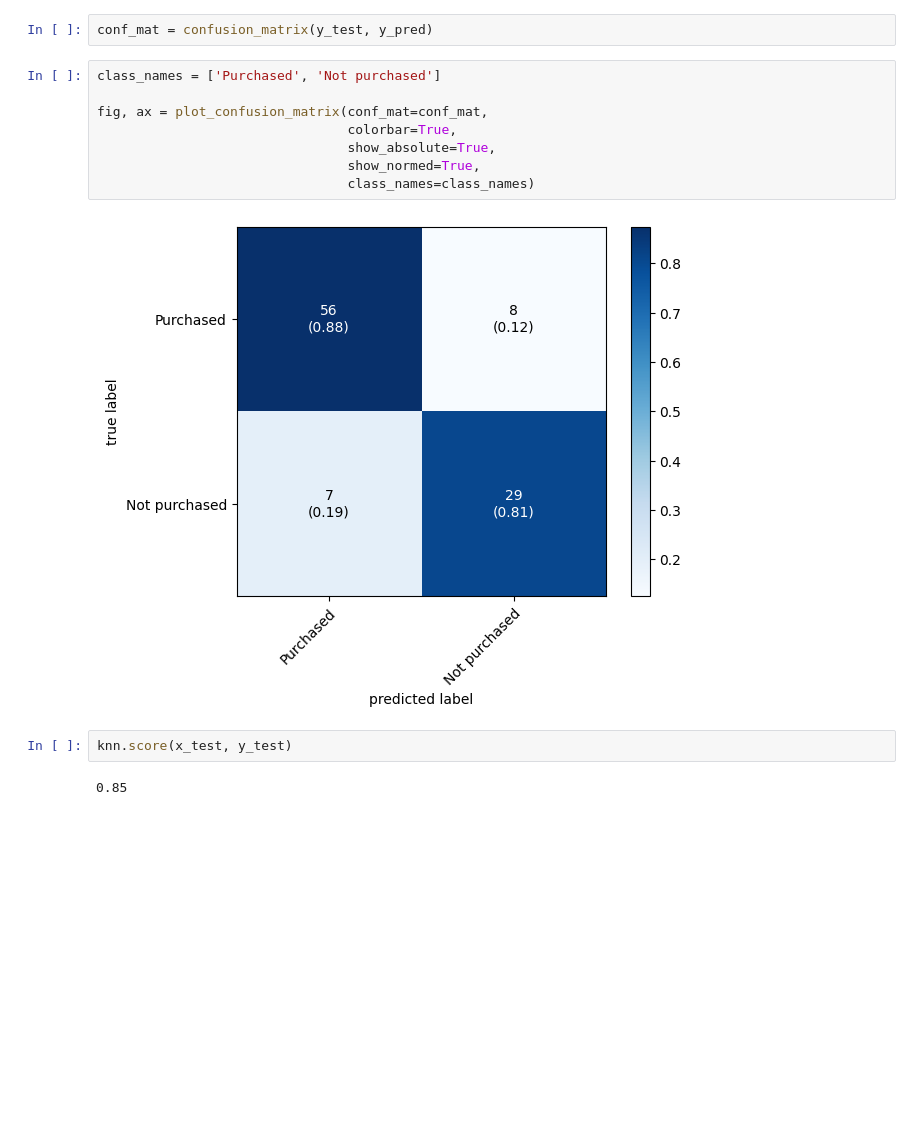
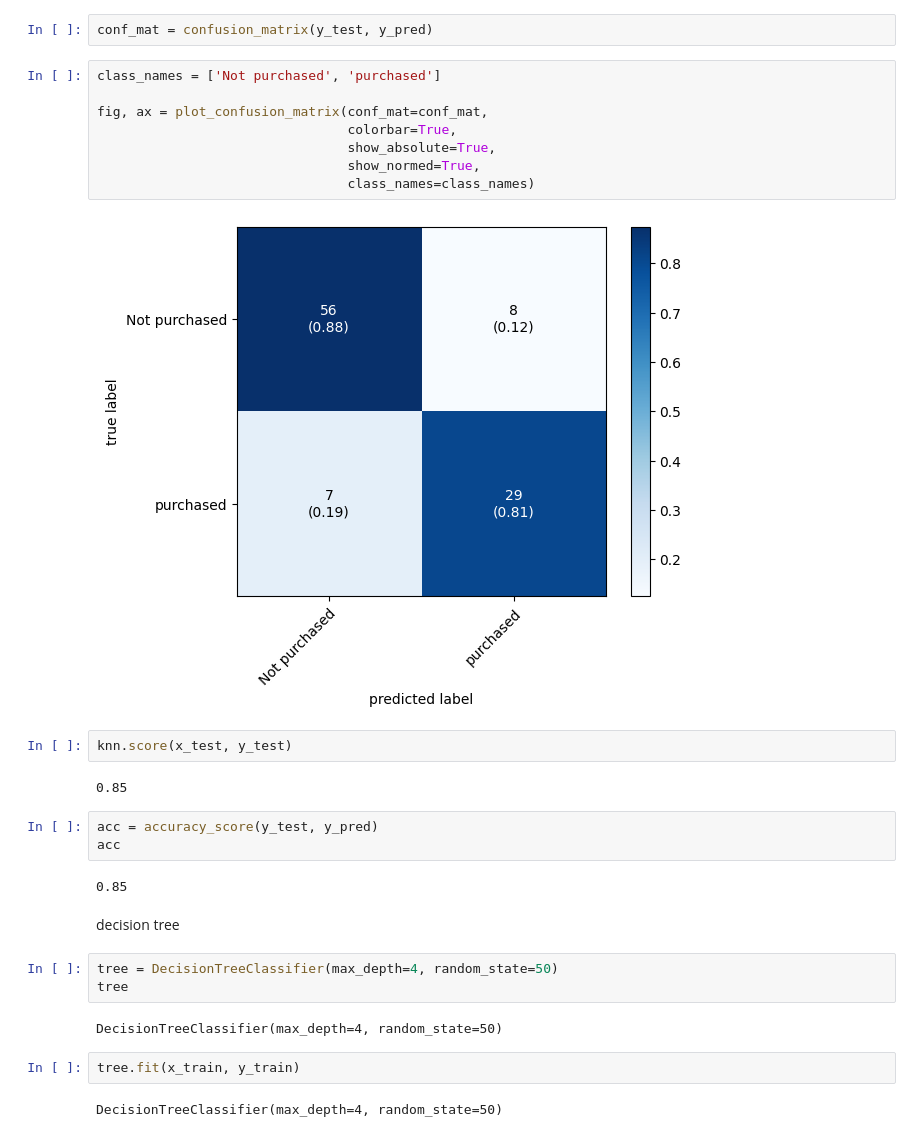
Before and after one commit to Yan-ni/mk-courses, a Jupyter notebook: social.ipynb, the cells around one changed output. Cells and saved outputs as stored; diff of their text form; blank space fills up the shorter version.

Commit message:
add decision tree method

```diff
--- a/social.ipynb
+++ b/social.ipynb
@@ -149,16 +153,32 @@ array([1, 0, 0, 0, 0, 0, 0, 0, 1, 1, 0, 0, 1, 1, 0, 1, 1, 0, 0, 0, 1, 0,
 # %%
 conf_mat = confusion_matrix(y_test, y_pred)
 # %%
-class_names = ['Purchased', 'Not purchased']
+class_names = ['Not purchased', 'purchased']
 
 fig, ax = plot_confusion_matrix(conf_mat=conf_mat,
                                 colorbar=True,
                                 show_absolute=True,
                                 show_normed=True,
                                 class_names=class_names)
 # %% [output]
-[figure, old version]
+[figure, new version]
 # %%
 knn.score(x_test, y_test)
 # %% [output]
 0.85
+# %%
+acc = accuracy_score(y_test, y_pred)
+acc
+# %% [output]
+0.85
+# %% [markdown]
+decision tree
+# %%
+tree = DecisionTreeClassifier(max_depth=4, random_state=50)
+tree
+# %% [output]
+DecisionTreeClassifier(max_depth=4, random_state=50)
+# %%
+tree.fit(x_train, y_train)
+# %% [output]
+DecisionTreeClassifier(max_depth=4, random_state=50)
```
Also changed, not shown: parts of 10 cells of this notebook.
